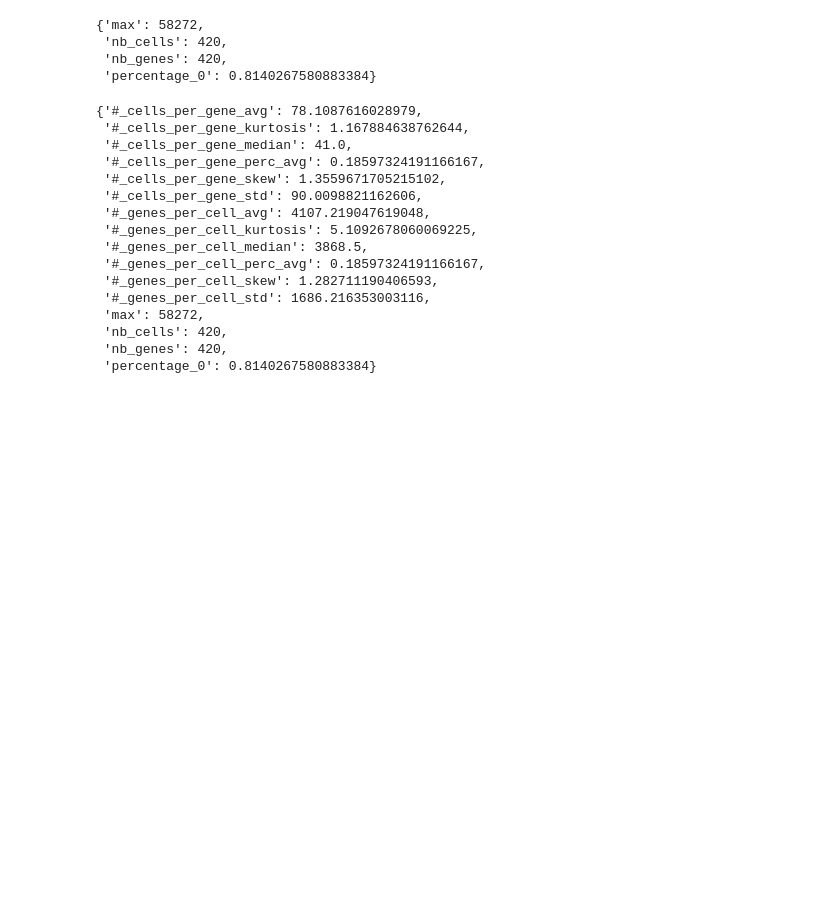
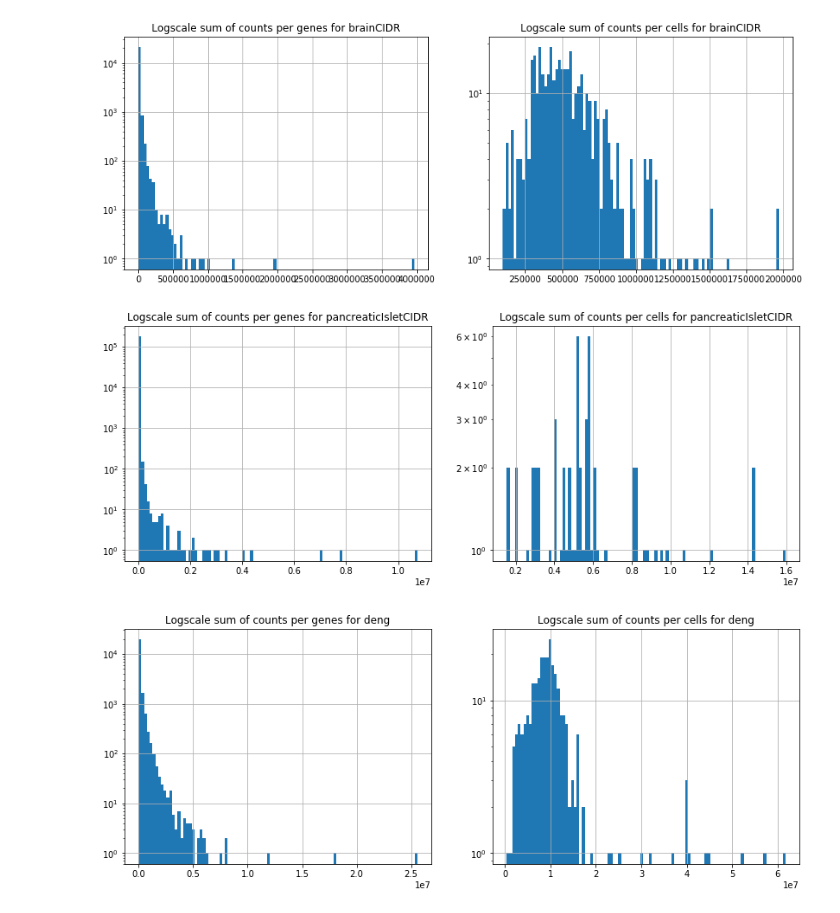
Before and after one commit to ciortanmadalina/single-cell-sota, a Jupyter notebook: datasets_classif/datasets_summary.ipynb, the cells around one changed output. Drawn from its saved outputs; the diff is of its cells as text; code cells hidden in the pictures; blank space fills up the shorter version.

```diff
--- a/datasets_classif/datasets_summary.ipynb
+++ b/datasets_classif/datasets_summary.ipynb
@@ -27,15 +20,3 @@ def addStatistics(s, statistics, name = '#_cells_per_gene', reference = None):
 # %%
-dataset = 'brainCIDR'
-df, truth = gmm_utils.loadData(dataset)
+# dataset = 'brainCIDR'
+# df, truth = gmm_utils.loadData(dataset)
-# %%
-statistics = {}
-statistics['nb_cells'] = df.shape[0]
-statistics['nb_genes'] = df.shape[0]
-statistics['percentage_0'] = Counter(np.ravel(df.values))[0]/len(np.ravel(df.values))
-statistics['max'] = df.max().max()
-statistics
-# %% [output]
-{'max': 58272,
- 'nb_cells': 420,
- 'nb_genes': 420,
- 'percentage_0': 0.8140267580883384}
@@ -51,19 +22,0 @@ statistics = addStatistics(nbGenesPerCells, statistics, name = '#_genes_per_cell
-# %%
-statistics
-# %% [output]
-{'#_cells_per_gene_avg': 78.1087616028979,
- '#_cells_per_gene_kurtosis': 1.167884638762644,
- '#_cells_per_gene_median': 41.0,
- '#_cells_per_gene_perc_avg': 0.18597324191166167,
- '#_cells_per_gene_skew': 1.3559671705215102,
- '#_cells_per_gene_std': 90.0098821162606,
- '#_genes_per_cell_avg': 4107.219047619048,
- '#_genes_per_cell_kurtosis': 5.1092678060069225,
- '#_genes_per_cell_median': 3868.5,
- '#_genes_per_cell_perc_avg': 0.18597324191166167,
- '#_genes_per_cell_skew': 1.282711190406593,
- '#_genes_per_cell_std': 1686.216353003116,
- 'max': 58272,
- 'nb_cells': 420,
- 'nb_genes': 420,
- 'percentage_0': 0.8140267580883384}
@@ -69,0 +68,17 @@ statistics
+# %%
+cols = ['name', 'nb_cells', 'nb_genes', 'percentage_0', 'max', '#_cells_per_gene_avg', '#_cells_per_gene_perc_avg',
+        '#_cells_per_gene_std', '#_cells_per_gene_kurtosis', '#_cells_per_gene_skew', '#_cells_per_gene_median',
+        '#_genes_per_cell_avg', '#_genes_per_cell_perc_avg', '#_genes_per_cell_std', '#_genes_per_cell_kurtosis',
+        '#_genes_per_cell_skew', '#_genes_per_cell_median']
+
+r = pd.DataFrame(columns=cols)
+# %%
+datasets = ['brainCIDR', 'pancreaticIsletCIDR', 'deng']
+for dataset in datasets:
+    df, truth = gmm_utils.loadData(dataset)
+    s = getStatisticsForDataset(df, dataset, truth)
+    r = r.append(s, ignore_index=True)
+# %% [output]
+[figure, added]
+[figure, added]
+[figure, added]
```
Also changed, not shown: parts of 8 cells of this notebook.
